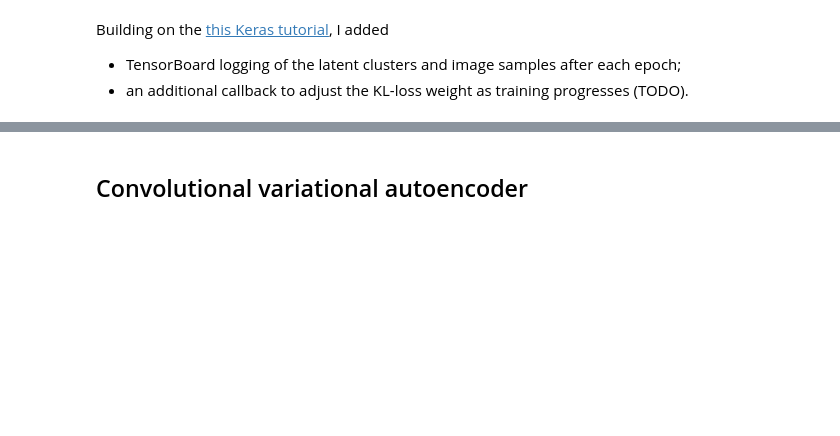
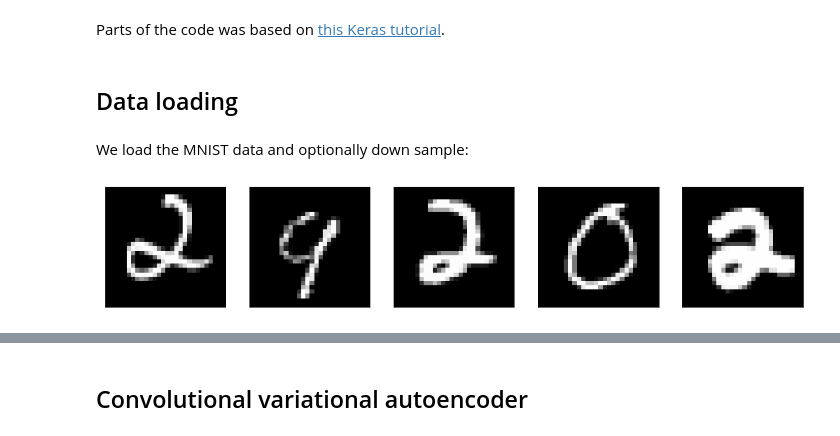
Before and after one commit to danieltsoukup/autoencoders, a Jupyter notebook: variational_autoencoders.ipynb, the cells around one changed output, grey strips where cells are left out. Drawn from its saved outputs; the diff is of its cells as text; code cells hidden in the pictures; blank space fills up the shorter version.

```diff
--- a/variational_autoencoders.ipynb
+++ b/variational_autoencoders.ipynb
@@ -12,8 +13,33 @@ import io
 from datetime import datetime
 
 %load_ext tensorboard
-# %% [markdown]
-Building on the [this Keras tutorial](https://keras.io/examples/generative/vae/), I added
-
-- TensorBoard logging of the latent clusters and image samples after each epoch;
-- an additional callback to adjust the KL-loss weight as training progresses (TODO).
+# %% [markdown]
+Parts of the code was based on [this Keras tutorial](https://keras.io/examples/generative/vae/).
+# %% [markdown]
+## Data loading
+# %% [markdown]
+We load the MNIST data and optionally down sample:
+# %%
+(x_train, _), (x_test, y_test) = keras.datasets.mnist.load_data()
+
+sample_size = None
+
+if sample_size:
+    train_data = x_train[np.random.choice(x_train.shape[0], sample_size)]
+else:
+    train_data = x_train
+
+train_data = np.expand_dims(train_data, -1).astype("float32") / 255
+
+val_data = np.expand_dims(x_test[:1000], -1).astype("float32") / 255
+val_labels = y_test[:1000]
+# %%
+fig, axs = plt.subplots(1, 5, figsize=(15, 10))
+idx = np.random.choice(val_data.shape[0], 5)
+for i, ax in zip(idx, axs):
+    ax.imshow(val_data[i], cmap="gray")
+    ax.set_xticks([])
+    ax.set_yticks([])
+plt.show()
+# %% [output]
+[figure, added]
```
Also changed, not shown: parts of 36 cells of this notebook, 1 other file.
